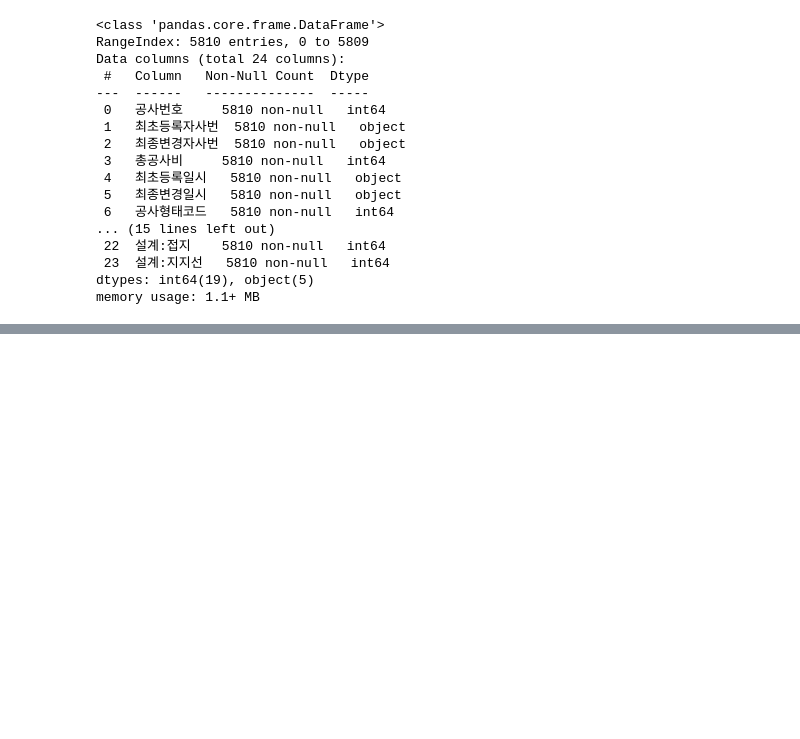
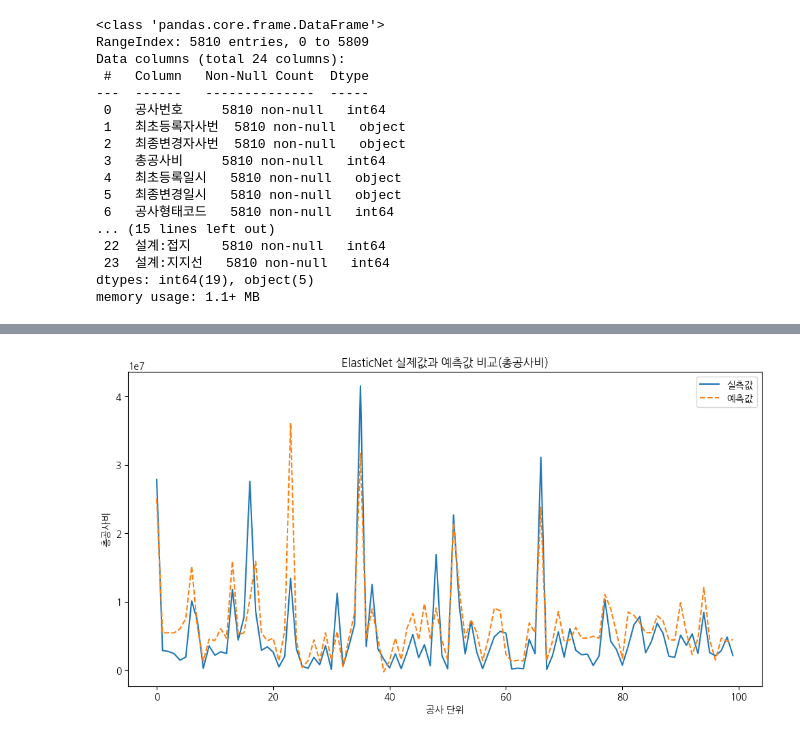
Before and after one commit to freemancho1/ai-projects, a Jupyter notebook: 41-AIDDD-T213P310/50-modeling.ipynb, the cells around one changed output, grey strips where cells are left out. Drawn from its saved outputs; the diff is of its cells as text; code cells hidden in the pictures; blank space fills up the shorter version.

```diff
--- a/41-AIDDD-T213P310/50-modeling.ipynb
+++ b/41-AIDDD-T213P310/50-modeling.ipynb
@@ -136,0 +152,4 @@ plot_actual_pred(y_ds15_test[400:500], pred_gbr_ds[400:500], 'GBR 실제값과
+# %%
+plot_actual_pred(y_ds15_test[500:600], pred_en_ds[500:600], 'ElasticNet 실제값과 예측값 비교(총공사비)')
+# %% [output]
+[figure, added]
```
Also changed, not shown: parts of 13 cells of this notebook, 1 other file.
